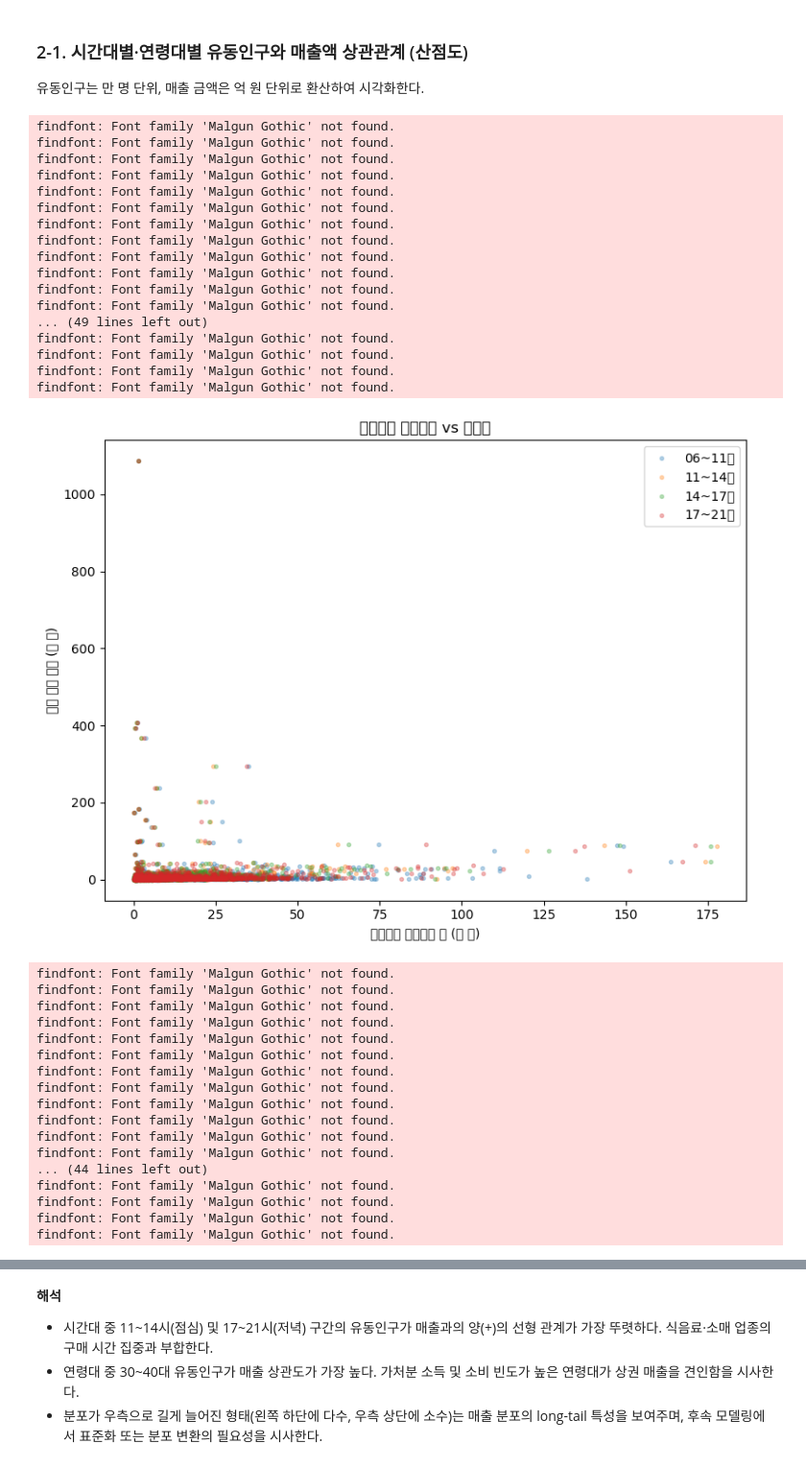
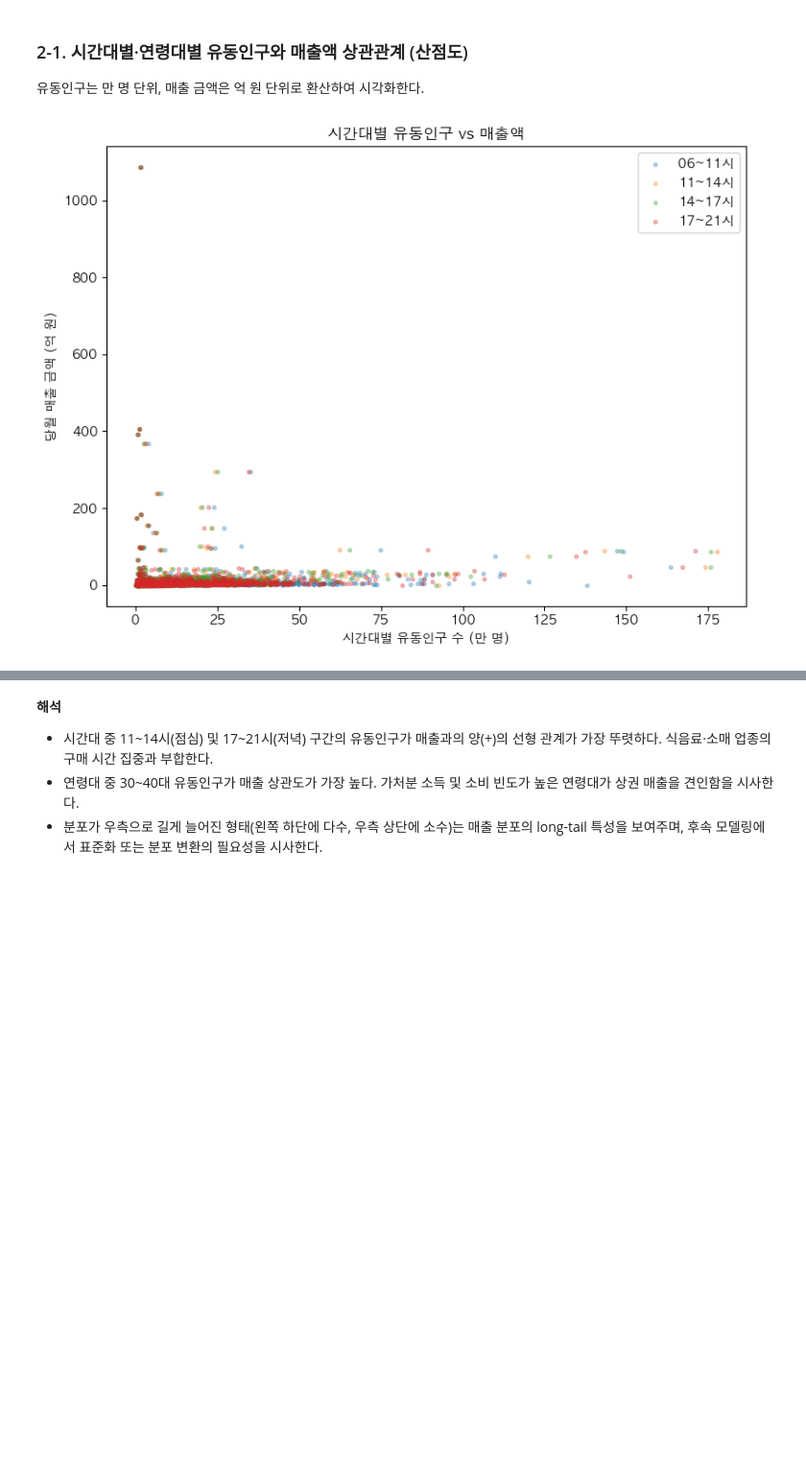
Before and after one commit to angry-cat55/datamining-final-exam, a Jupyter notebook: final_project(modified).ipynb, the cells around one changed output, grey strips where cells are left out. Shown at 96% size. Drawn from its saved outputs; the diff is of its cells as text; code cells hidden in the pictures; blank space fills up the shorter version.

```diff
--- a/final_project(modified).ipynb
+++ b/final_project(modified).ipynb
@@ -29,11 +15,4 @@ from sklearn.linear_model import LinearRegression
 from sklearn.metrics import mean_squared_error
 from sklearn.model_selection import GridSearchCV, train_test_split
 from sklearn.preprocessing import LabelEncoder, StandardScaler
-# %%
-plt.rcParams['font.family'] = 'Malgun Gothic'
-plt.rcParams['axes.unicode_minus'] = False
-# 축 라벨이 1e8, 1e12 같은 지수 표기로 표시되지 않도록 전역 설정
-plt.rcParams['axes.formatter.useoffset'] = False
-plt.rcParams['axes.formatter.use_mathtext'] = False
-plt.rcParams['axes.formatter.limits'] = [-99, 99]
 # %% [markdown]
@@ -272,69 +245,35 @@ eda_agg = df.groupby('상권_코드')[agg_cols].mean().reset_index()
 
 time_labels = ['06~11시', '11~14시', '14~17시', '17~21시']
 age_labels = ['20대', '30대', '40대', '50대']
 
 # 그래프 1: 시간대별 유동인구 vs 매출액
 plt.figure(figsize=(8, 6))
 for col, label in zip(time_pop_cols, time_labels):
     plt.scatter(
-        eda_agg[col] / 1e4,
-        eda_agg['당월_매출_금액'] / 1e8,
+        eda_agg[col] / 10000,
+        eda_agg['당월_매출_금액'] / 100000000,
         alpha=0.3, s=8, label=label
     )
 plt.xlabel('시간대별 유동인구 수 (만 명)')
 plt.ylabel('당월 매출 금액 (억 원)')
 plt.title('시간대별 유동인구 vs 매출액')
 plt.legend()
 plt.tight_layout()
 plt.show()
 
 # 그래프 2: 연령대별 유동인구 vs 매출액
 plt.figure(figsize=(8, 6))
 for col, label in zip(age_pop_cols, age_labels):
     plt.scatter(
-        eda_agg[col] / 1e4,
-        eda_agg['당월_매출_금액'] / 1e8,
+        eda_agg[col] / 10000,
+        eda_agg['당월_매출_금액'] / 100000000,
         alpha=0.3, s=8, label=label
     )
 plt.xlabel('연령대별 유동인구 수 (만 명)')
 plt.ylabel('당월 매출 금액 (억 원)')
 plt.title('연령대별 유동인구 vs 매출액')
 plt.legend()
 plt.tight_layout()
 plt.show()
 # %% [output]
-findfont: Font family 'Malgun Gothic' not found.
-findfont: Font family 'Malgun Gothic' not found.
-findfont: Font family 'Malgun Gothic' not found.
-findfont: Font family 'Malgun Gothic' not found.
-findfont: Font family 'Malgun Gothic' not found.
-findfont: Font family 'Malgun Gothic' not found.
-findfont: Font family 'Malgun Gothic' not found.
-findfont: Font family 'Malgun Gothic' not found.
-findfont: Font family 'Malgun Gothic' not found.
-findfont: Font family 'Malgun Gothic' not found.
-findfont: Font family 'Malgun Gothic' not found.
-findfont: Font family 'Malgun Gothic' not found.
-... (49 lines left out)
-findfont: Font family 'Malgun Gothic' not found.
-findfont: Font family 'Malgun Gothic' not found.
-findfont: Font family 'Malgun Gothic' not found.
-findfont: Font family 'Malgun Gothic' not found.
-[figure, old version]
+[figure, new version]
-findfont: Font family 'Malgun Gothic' not found.
-findfont: Font family 'Malgun Gothic' not found.
-findfont: Font family 'Malgun Gothic' not found.
-findfont: Font family 'Malgun Gothic' not found.
-findfont: Font family 'Malgun Gothic' not found.
-findfont: Font family 'Malgun Gothic' not found.
-findfont: Font family 'Malgun Gothic' not found.
-findfont: Font family 'Malgun Gothic' not found.
-findfont: Font family 'Malgun Gothic' not found.
-findfont: Font family 'Malgun Gothic' not found.
-findfont: Font family 'Malgun Gothic' not found.
-findfont: Font family 'Malgun Gothic' not found.
-... (44 lines left out)
-findfont: Font family 'Malgun Gothic' not found.
-findfont: Font family 'Malgun Gothic' not found.
-findfont: Font family 'Malgun Gothic' not found.
-findfont: Font family 'Malgun Gothic' not found.
```
Also changed, not shown: parts of 23 cells of this notebook.
